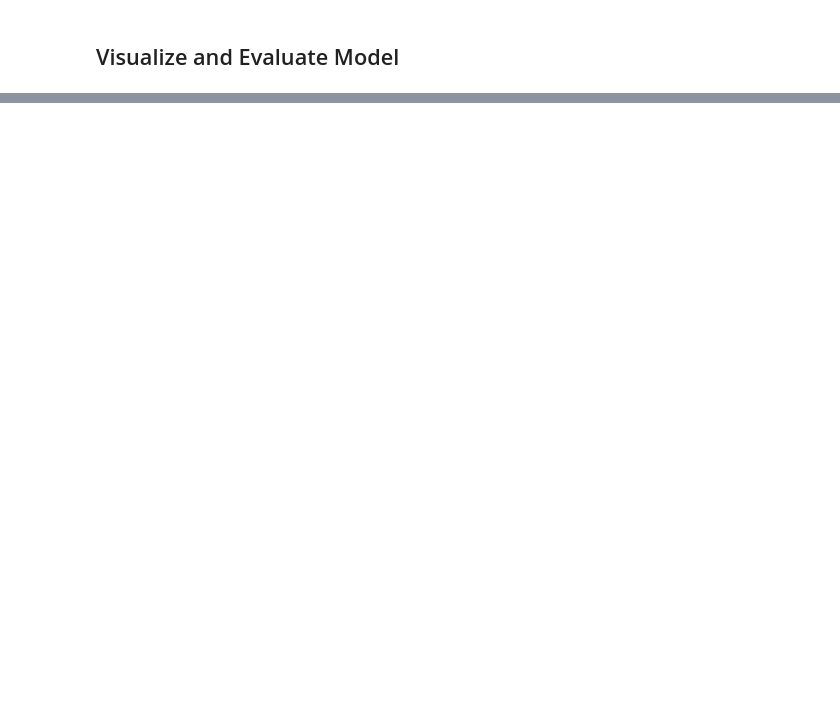
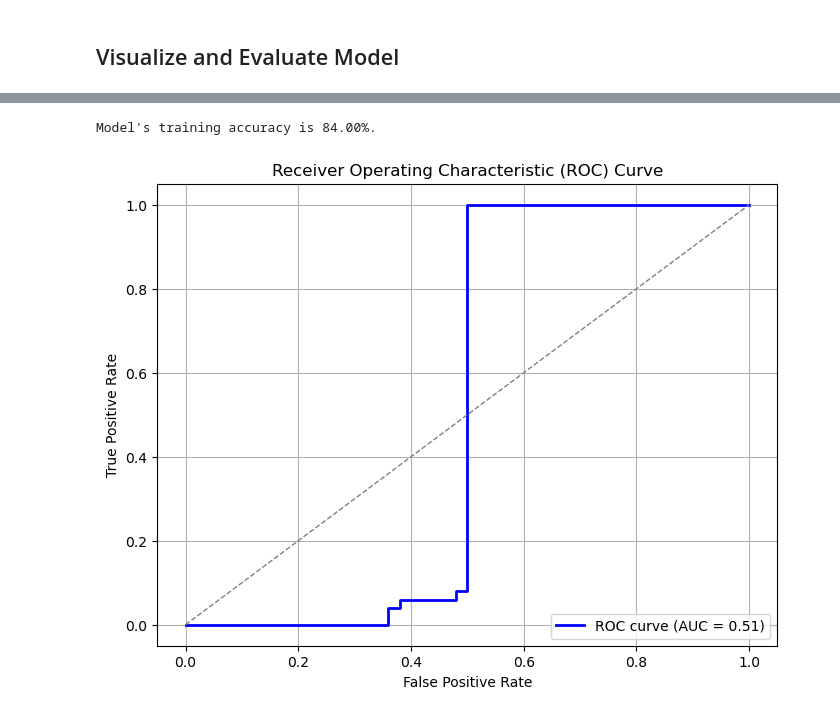
Before and after one commit to eigenforesi/PHYS-417-Projects, a Jupyter notebook: Lab2_Template/Lab2_Report_Template.ipynb, the cells around one changed output, grey strips where cells are left out. Drawn from its saved outputs; the diff is of its cells as text; code cells hidden in the pictures; blank space fills up the shorter version.

```diff
--- a/Lab2_Template/Lab2_Report_Template.ipynb
+++ b/Lab2_Template/Lab2_Report_Template.ipynb
@@ -102,14 +130,14 @@ class irisClassification(torch.nn.Module):
 # %% [markdown]
 ## Define Hyperparameters
 # %%
-model = # YOUR CODE HERE
+model = irisClassification(input_dim=X_train.shape[1], output_dim=1) # Initialize the model
 
-learning_rate = # YOUR CODE HERE
-epochs  = # YOUR CODE HERE, This has to be <50
+learning_rate = 0.01 # Set the learning rate
+epochs = 48 # Set the number of epochs
 
 # We will use gradient descent for our optimizer and Mean Squared Error Loss function
-loss_func = torch.nn.MSELoss()
-optimizer = torch.optim.SGD(model.parameters(), lr = learning_rate)
+loss_func = torch.nn.MSELoss() # Define loss function
+optimizer = torch.optim.SGD(model.parameters(), lr = learning_rate) # Define optimizer
 # %% [markdown]
 ## Identify Tracked Values
 # %%
@@ -137,12 +211,56 @@ plt.figure(figsize=(12, 6))
 # %%
 # Confirm that your model's training accuracy is >90%
 
-with torch.no_grad():
+# with torch.no_grad():
 
-    # Compare your model predictions with targets (y_train) to compute the training accuracy
-    # YOUR CODE HERE
+#     # Compare your model predictions with targets (y_train) to compute the training accuracy
+#     predicted = model(X_train_tensor).round() # Round the predictions to get the class labels
 
-# Training accuracy = (# of correct predictions) / (total # of training samples)
-# You can round the model predictions to integer (e.g. 0.34 -> 0, 1.78 -> 2)
+# # Training accuracy = (# of correct predictions) / (total # of training samples)
+# # You can round the model predictions to integer (e.g. 0.34 -> 0, 1.78 -> 2)
 
-# YOUR CODE HERE
+# Function to get the accuracy of the model after training, given a model, training data, and targets
+def calculate_training_accuracy(model, X_train_tensor, y_train_tensor):
+    with torch.no_grad():
+        # Get predictions from the model
+        output = model(X_train_tensor)
+        predicted = output.round()[:,0]  # Round predictions to nearest integer
+        # print(predicted.shape, y_train_tensor.shape) # Check the shape of predicted and y_train_tensor
+        sum = 0
+        for i in range(predicted.size(0)):
+            if predicted[i] == y_train_tensor[i]:
+                sum += 1
+        # Calculate accuracy
+        accuracy = (sum / y_train_tensor.size(0)) * 100
+    return accuracy
+
+# Apply the function to our model
+accuracy = calculate_training_accuracy(model, X_train_tensor, y_train_tensor)
+print(f"Model's training accuracy is {accuracy:.2f}%.")
+# %% [output]
+Model's training accuracy is 84.00%.
+# %%
+# Draw ROC curve and calculate AUC score
+
+from sklearn.metrics import roc_curve, auc
+
+# Convert tensors to numpy arrays for compatibility with sklearn
+y_true = y_train_tensor.numpy().ravel()
+y_scores = outputs.detach().numpy().ravel()
+
+# Compute ROC curve and AUC score
+fpr, tpr, _ = roc_curve(y_true, y_scores, pos_label=1)
+roc_auc = auc(fpr, tpr)
+
+# Plot the ROC curve
+plt.figure(figsize=(8, 6))
+plt.plot(fpr, tpr, color='blue', lw=2, label=f'ROC curve (AUC = {roc_auc:.2f})')
+plt.plot([0, 1], [0, 1], color='gray', linestyle='--', lw=1)
+plt.xlabel('False Positive Rate')
+plt.ylabel('True Positive Rate')
+plt.title('Receiver Operating Characteristic (ROC) Curve')
+plt.legend(loc='lower right')
+plt.grid()
+plt.show()
+# %% [output]
+[figure, added]
```
Also changed, not shown: parts of 9 cells of this notebook.
